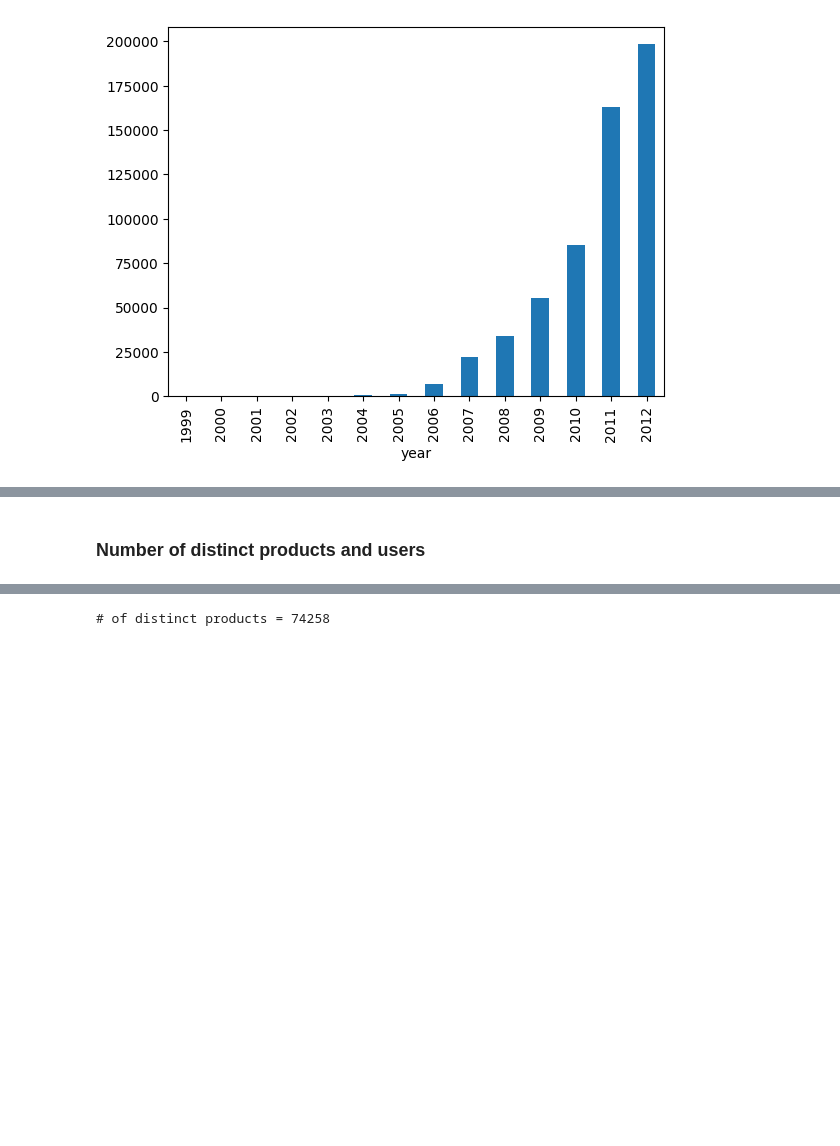
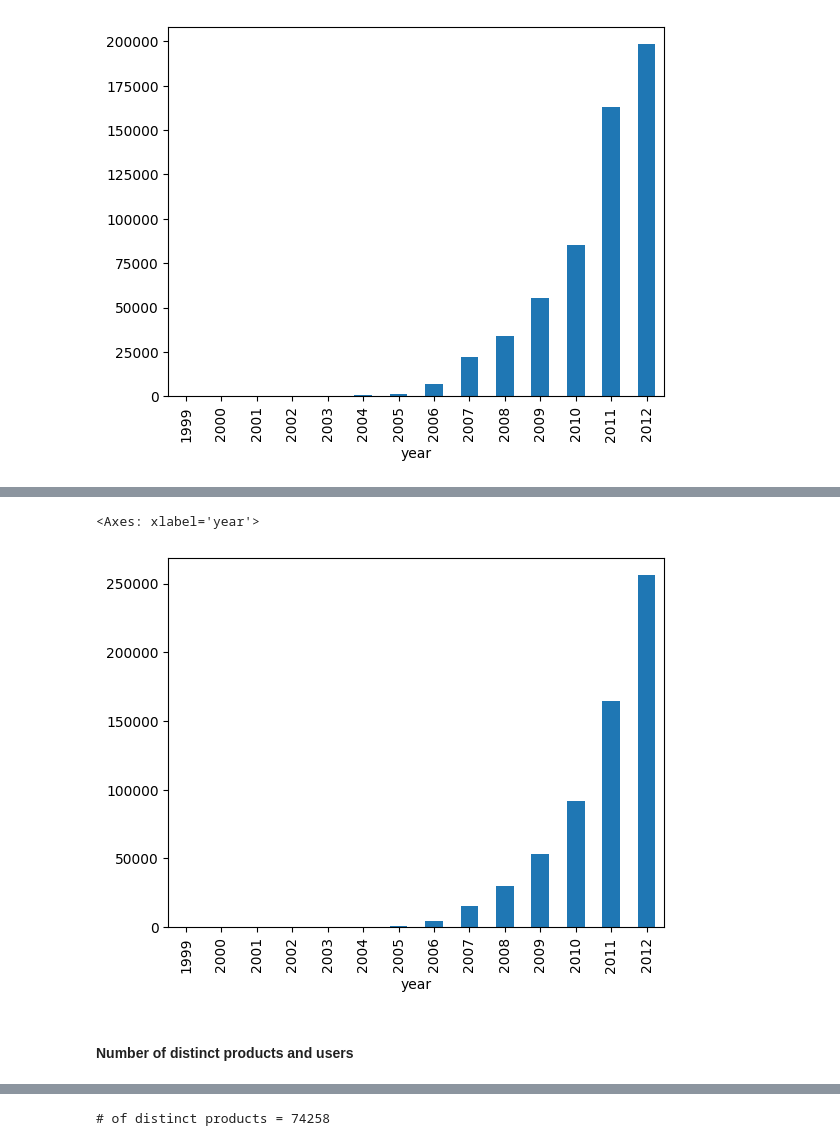
Before and after one commit to SophiaBouchama/review-analysis-teamc, a Jupyter notebook: code/preprocessing.ipynb, the cells around one changed output, grey strips where cells are left out. Cells and saved outputs as stored; diff of their text form; code cells hidden in the pictures; blank space fills up the shorter version.

```diff
--- a/code/preprocessing.ipynb
+++ b/code/preprocessing.ipynb
@@ -325,0 +556,10 @@ reviews.shape[0]
+# %%
+yearly_reviewers = reviews[['user_id','year']].copy()
+
+yearly_reviewers = yearly_reviewers.drop_duplicates(subset='user_id',keep='first')
+# %%
+yearly_reviewers = yearly_reviewers.groupby('year')['user_id'].nunique().to_frame()
+
+yearly_reviewers.rename(columns={'user_id': 'num_users'}, inplace=True)
+# %%
+yearly_reviewers['cum_reviewers'] = yearly_reviewers['num_users'].cumsum()
@@ -326,5 +585,10 @@ reviews.shape[0]
+# %%
+yearly_reviewers['cum_reviewers'].plot.bar()
+# %% [output]
+<Axes: xlabel='year'>
+[figure, added]
 # %% [markdown]
-### Number of distinct products and users
+#### Number of distinct products and users
 # %%
 user_ids = list(reviews['user_id'].unique())
 
```
Also changed, not shown: parts of 51 cells of this notebook.
